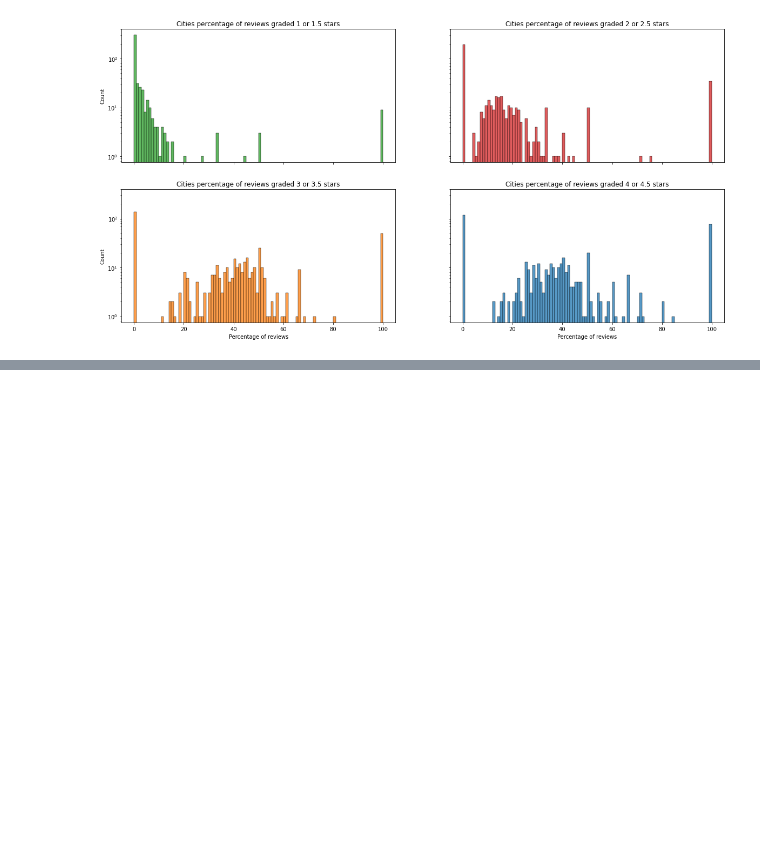
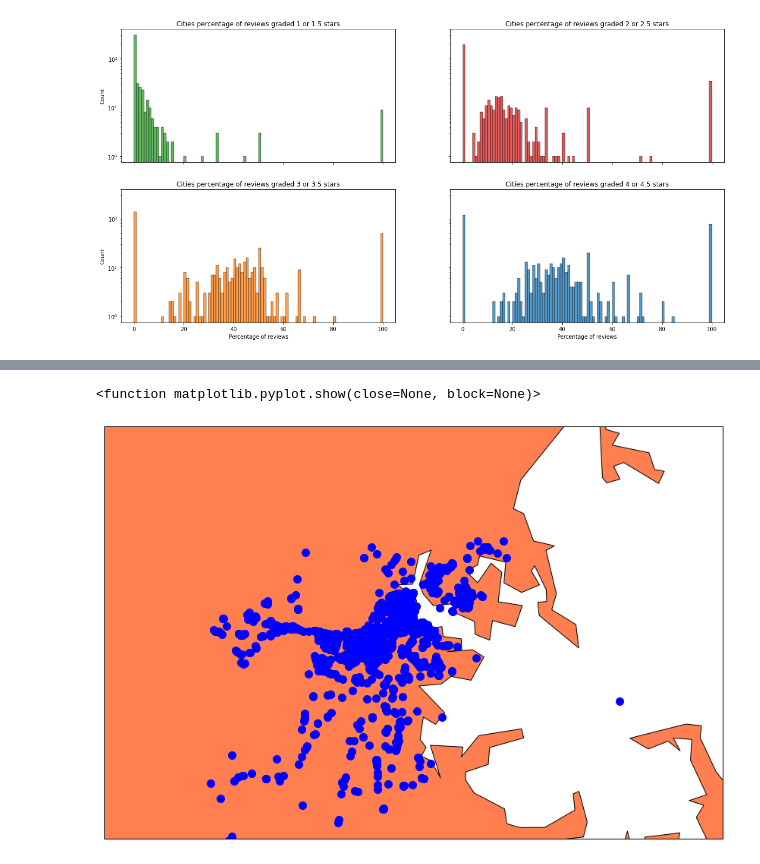
Before and after one commit to lucarossi9/Statistical-computation-project-2, a Jupyter notebook: geographical_rating.ipynb, the cells around one changed output, grey strips where cells are left out. Saved outputs shown, nothing was run; the diff lists cells and outputs as text; code cells hidden in the pictures; blank space fills up the shorter version.

```diff
--- a/geographical_rating.ipynb
+++ b/geographical_rating.ipynb
@@ -191,6 +211,22 @@ df_Bos.head(2)
 |  | business_id | city | state | latitude | longitude | stars | review_count | is_open | attributes | ... |
 | 26 | hcRxdDg7DYryCxCoI8ySQA | Boston | MA | 42.338544 | -71.106842 | 2.5 | 24 | 1 | {'RestaurantsPriceRange2': '1', '... | ... |
 | 29 | jGennaZUr2MsJyRhijNBfA | Boston | MA | 42.363442 | -71.025781 | 3.5 | 856 | 1 | {'NoiseLevel': 'u'average'', 'Bik... | ... |
+# %%
+fig = plt.figure(figsize=(20, 10))
+m = Basemap(projection='lcc', resolution='h',
+            lat_0=42.35, lon_0=-71.05,
+            width=3.0E4, height=2.0E4)
+
+m.drawcoastlines()
+m.drawcountries()
+m.fillcontinents(color='coral')
+m.drawmapboundary()
+x,y = m(df_Bos.longitude.tolist(), df_Bos.latitude.tolist())
+m.plot(x, y, 'bo', markersize=10)
+plt.show
+# %% [output]
+<function matplotlib.pyplot.show(close=None, block=None)>
+[figure, added]
 # %%
 latB = df_Bos['latitude'].values
 lonB = df_Bos['longitude'].values
```
Also changed, not shown: parts of 6 cells of this notebook.
